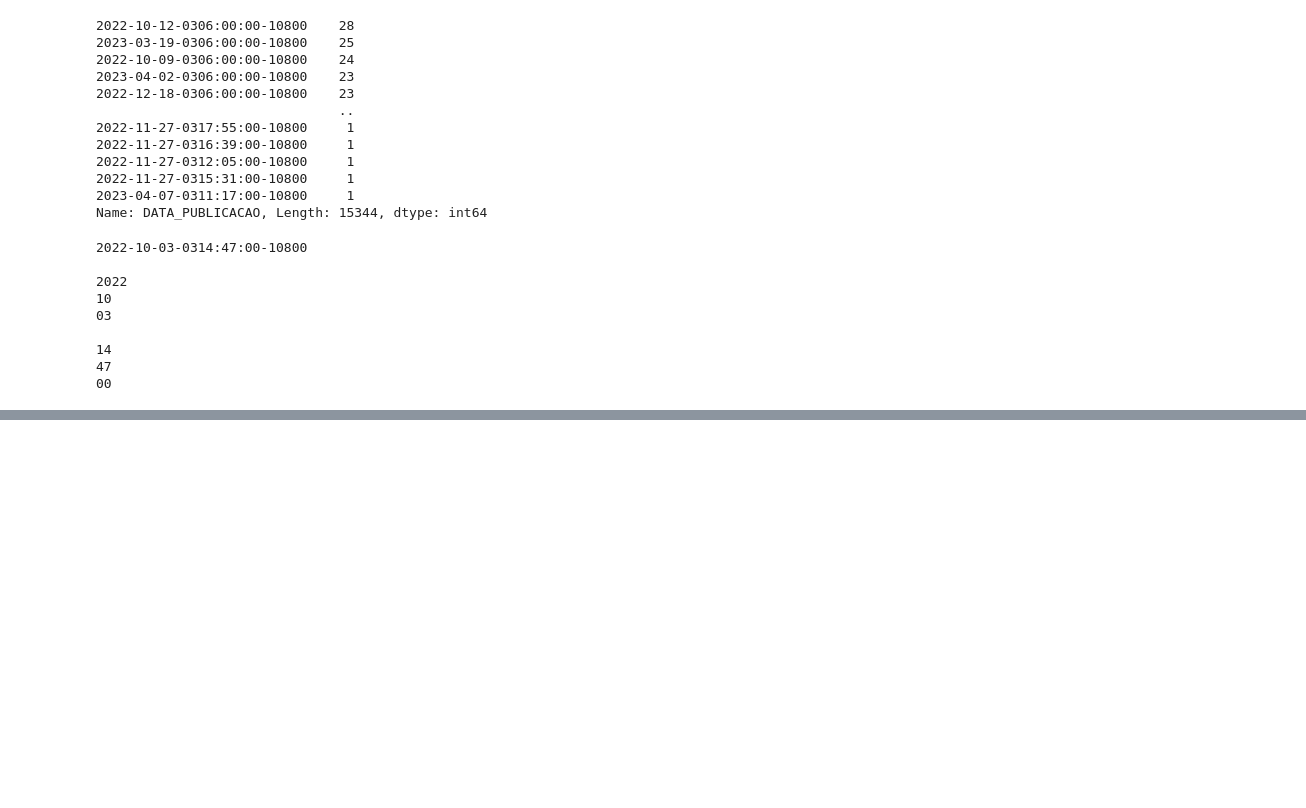
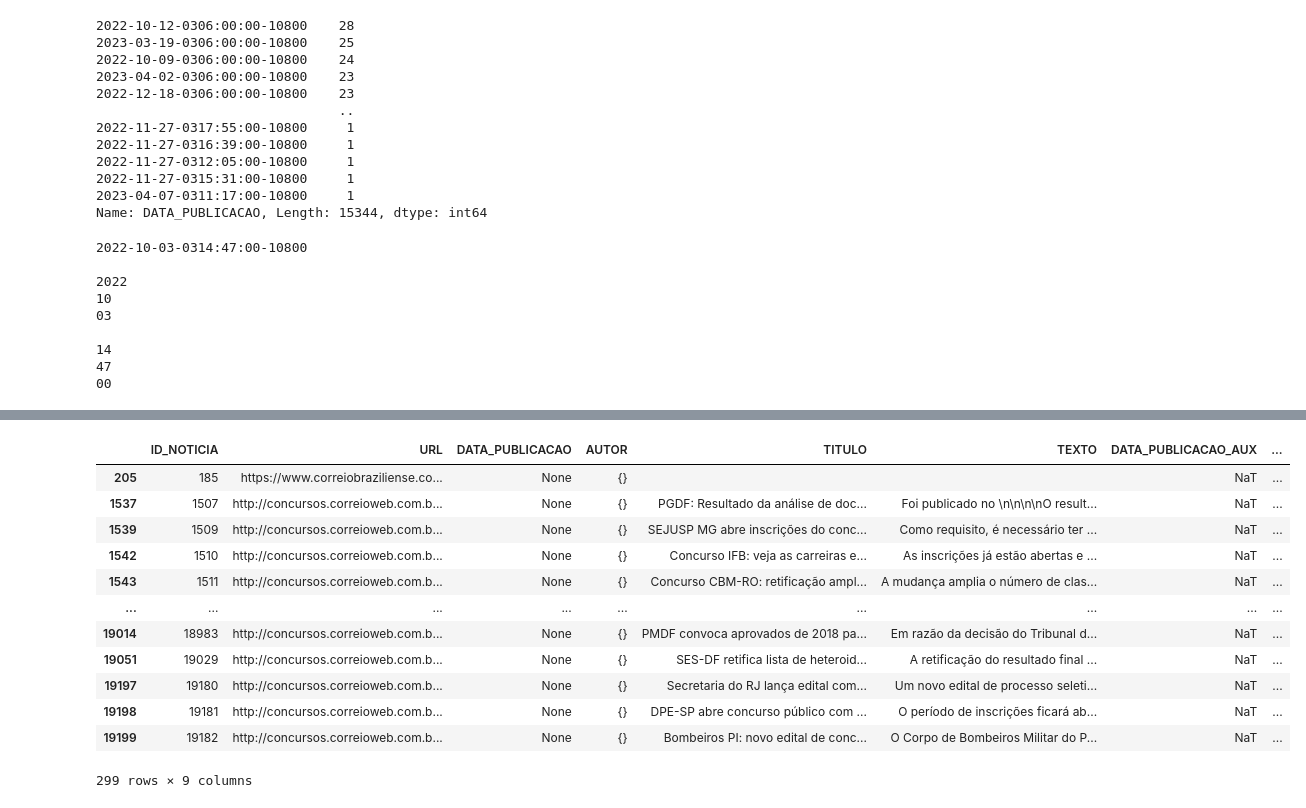
Before and after one commit to rafhaelom/monitoring-webscraping-newspaper, a Jupyter notebook: monitoramento_dados_webscraping_newspaper.ipynb, the cells around one changed output, grey strips where cells are left out. Drawn from its saved outputs; the diff is of its cells as text; code cells hidden in the pictures; blank space fills up the shorter version.

```diff
--- a/monitoramento_dados_webscraping_newspaper.ipynb
+++ b/monitoramento_dados_webscraping_newspaper.ipynb
@@ -413,3 +415,19 @@ df_txt.head(2)
 |  | ID_NOTICIA | URL | DATA_PUBLICACAO | AUTOR | TITULO | TEXTO | DATA_PUBLICACAO_AUX | ... |
 | 0 | 1 | https://www.correiobraziliense.co... | 2022-09-24-0303:55:00-10800 | {"'Ingrid Soares, Victor Correia'"} | Bolsonaro e Lula jogam as cartas ... | A oito dias das eleições, os dois... | 2022-09-24 | ... |
 | 1 | 2 | https://www.correiobraziliense.co... | 2022-09-24-0303:55:00-10800 | {"'Correio Braziliense'"} | Disputa pelo voto entre Lula e Bo... | A disputa pelo voto cristão por J... | 2022-09-24 | ... |
+# %%
+df_txt.loc[df_txt['DATA_PUBLICACAO'].isnull()]
+# %% [output]
+|  | ID_NOTICIA | URL | DATA_PUBLICACAO | AUTOR | TITULO | TEXTO | DATA_PUBLICACAO_AUX | ... |
+| 205 | 185 | https://www.correiobraziliense.co... | None | {} |  |  | NaT | ... |
+| 1537 | 1507 | http://concursos.correioweb.com.b... | None | {} | PGDF: Resultado da análise de doc... | Foi publicado no \n\n\n\nO result... | NaT | ... |
+| 1539 | 1509 | http://concursos.correioweb.com.b... | None | {} | SEJUSP MG abre inscrições do conc... | Como requisito, é necessário ter ... | NaT | ... |
+| 1542 | 1510 | http://concursos.correioweb.com.b... | None | {} | Concurso IFB: veja as carreiras e... | As inscrições já estão abertas e ... | NaT | ... |
+| 1543 | 1511 | http://concursos.correioweb.com.b... | None | {} | Concurso CBM-RO: retificação ampl... | A mudança amplia o número de clas... | NaT | ... |
+| ... | ... | ... | ... | ... | ... | ... | ... | ... |
+| 19014 | 18983 | http://concursos.correioweb.com.b... | None | {} | PMDF convoca aprovados de 2018 pa... | Em razão da decisão do Tribunal d... | NaT | ... |
+| 19051 | 19029 | http://concursos.correioweb.com.b... | None | {} | SES-DF retifica lista de heteroid... | A retificação do resultado final ... | NaT | ... |
+| 19197 | 19180 | http://concursos.correioweb.com.b... | None | {} | Secretaria do RJ lança edital com... | Um novo edital de processo seleti... | NaT | ... |
+| 19198 | 19181 | http://concursos.correioweb.com.b... | None | {} | DPE-SP abre concurso público com ... | O período de inscrições ficará ab... | NaT | ... |
+| 19199 | 19182 | http://concursos.correioweb.com.b... | None | {} | Bombeiros PI: novo edital de conc... | O Corpo de Bombeiros Militar do P... | NaT | ... |
+299 rows × 9 columns
```
Also changed, not shown: parts of 11 cells of this notebook.
